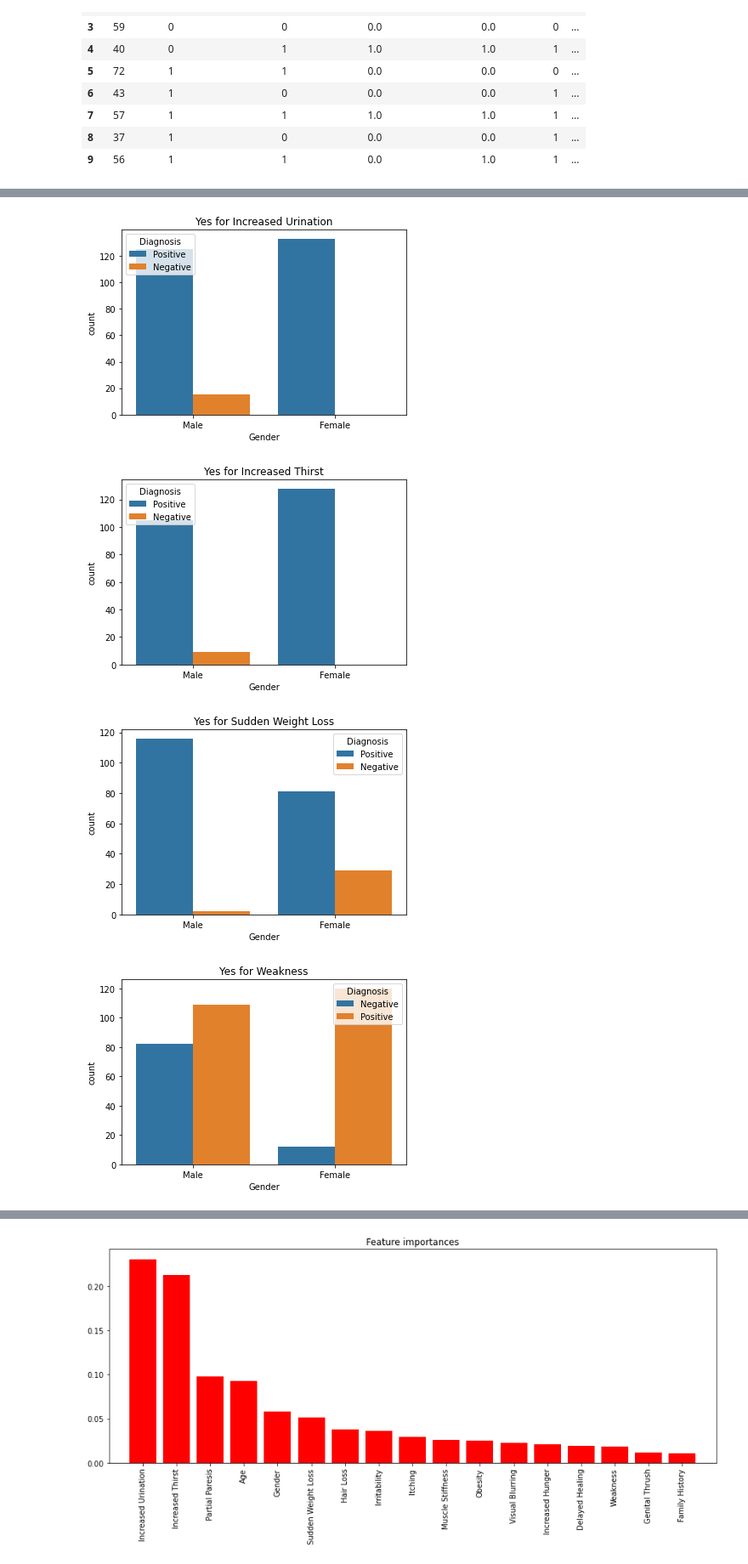
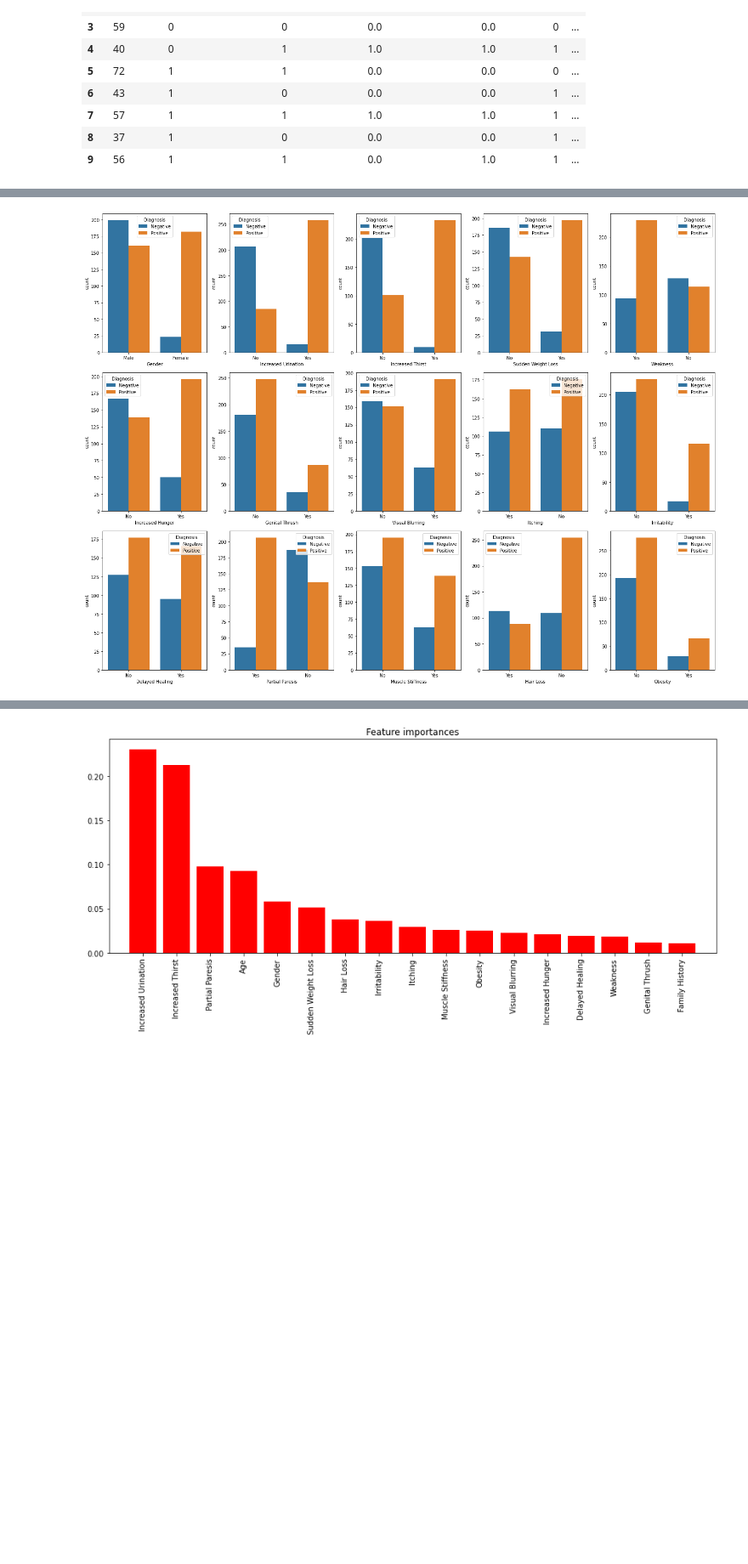
Before and after one commit to mlh-master/hw2_mlh-valeriia-adn-marina, a Jupyter notebook: HW2.ipynb, the cells around one changed output, grey strips where cells are left out. Shown at 85% size. Saved outputs shown, nothing was run; the diff lists cells and outputs as text; code cells hidden in the pictures; blank space fills up the shorter version.

```diff
--- a/HW2.ipynb
+++ b/HW2.ipynb
@@ -77,3 +77,12 @@ data.head(10) #visualize data after binarization
 | 7 | 57 | 1 | 1 | 1.0 | 1.0 | 1 | ... |
 | 8 | 37 | 1 | 0 | 0.0 | 0.0 | 1 | ... |
 | 9 | 56 | 1 | 1 | 0.0 | 1.0 | 1 | ... |
+# %%
+df = dataset.copy()
+df = df.replace('Female',0).replace('Male',1).replace('No',0).replace('Yes',1).replace('Positive',1).replace('Negative',0)
+isna = np.zeros(len(df.keys()))
+percent_nan = np.zeros(len(df.keys()))
+for i,feat in enumerate(df.keys()):
+    isna[i] = df[feat].isna().sum()
+    percent_nan[i] = 100*(isna[i]/len(df[feat]))
+    print('NAN pecent in feature {}  =  {:.02f}%'.format(feat,percent_nan[i]))
@@ -122,13 +150,11 @@ _ = ax.set_title('Male')
 # %%
-for i in dataset.keys():
-    if i == 'Age' or i == 'Gender' or i =='Diagnosis' or i == 'Family History':
+fig, axs = plt.subplots(3,5, figsize=(20,15))
+axs = axs.ravel()
+for i, feat in enumerate(dataset.keys()):
+    if feat== 'Age' or feat =='Diagnosis' or feat == 'Family History':
         continue
-    g = sns.countplot(x = 'Gender', hue= 'Diagnosis', data = dataset[dataset[i] == 'Yes'])
-    g.set(xticklabels=['Male','Female'])
-    plt.title('Yes for {}'. format(i))
-    plt.show()
+    sns.countplot(x = dataset[feat], hue = dataset['Diagnosis'], ax = axs[i-1])
+plt.tight_layout()
+plt.show()
 # %% [output]
-[figure, old version]
+[figure, new version]
-[figure, removed]
-[figure, removed]
-[figure, removed]
```
Also changed, not shown: parts of 30 cells of this notebook, 1 other file.
